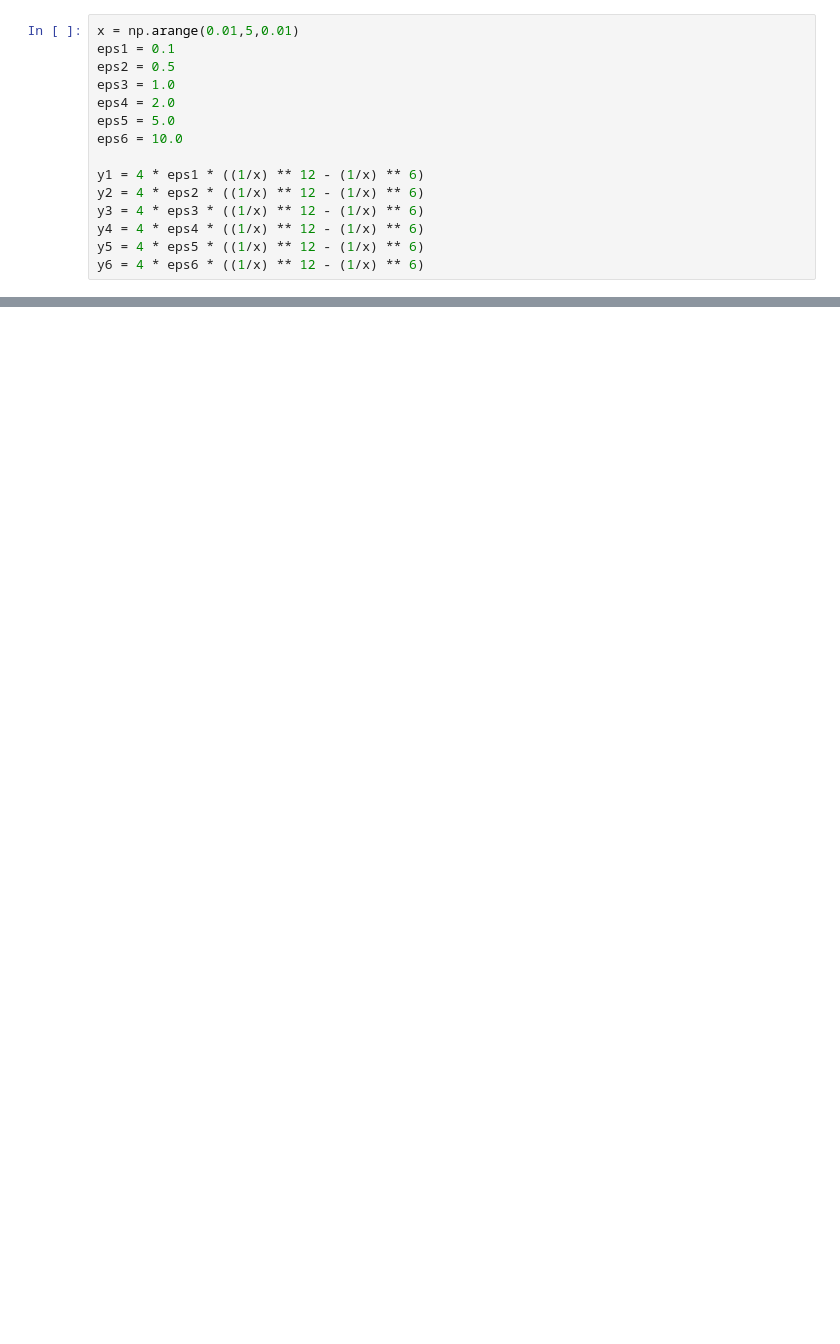
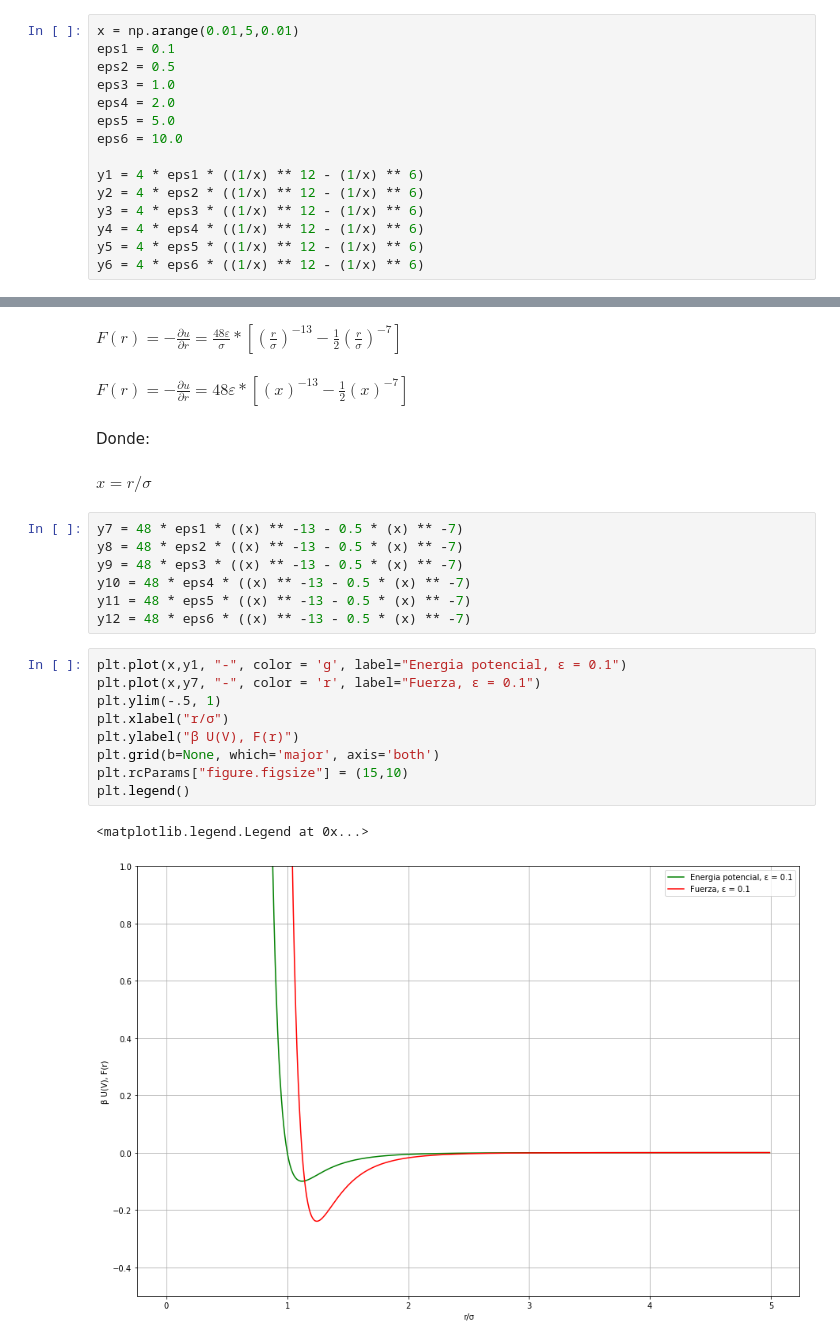
Before and after one commit to LuisEduardoCantero/Simulacionmolecular, a Jupyter notebook: LJ_Graficas_epsilon.ipynb, the cells around one changed output, grey strips where cells are left out. Drawn from its saved outputs; the diff is of its cells as text; blank space fills up the shorter version.

```diff
--- a/LJ_Graficas_epsilon.ipynb
+++ b/LJ_Graficas_epsilon.ipynb
@@ -35,0 +55,27 @@ plt.legend()
+# %% [markdown]
+ $F(r) = -\frac{∂u}{∂r} = \frac{48ε}{σ} * \left[ \left(\frac{r}{σ} \right)^{-13} - \frac{1}{2} \left(\frac{r}{σ} \right)^{-7} \right] $
+# %% [markdown]
+ $F(r) = -\frac{∂u}{∂r} = 48ε * \left[ \left(x \right)^{-13} - \frac{1}{2} \left(x \right)^{-7} \right] $
+# %% [markdown]
+Donde:
+# %% [markdown]
+$𝑥=𝑟/σ$
+# %%
+y7 = 48 * eps1 * ((x) ** -13 - 0.5 * (x) ** -7)
+y8 = 48 * eps2 * ((x) ** -13 - 0.5 * (x) ** -7)
+y9 = 48 * eps3 * ((x) ** -13 - 0.5 * (x) ** -7)
+y10 = 48 * eps4 * ((x) ** -13 - 0.5 * (x) ** -7)
+y11 = 48 * eps5 * ((x) ** -13 - 0.5 * (x) ** -7)
+y12 = 48 * eps6 * ((x) ** -13 - 0.5 * (x) ** -7)
+# %%
+plt.plot(x,y1, "-", color = 'g', label="Energia potencial, ε = 0.1")
+plt.plot(x,y7, "-", color = 'r', label="Fuerza, ε = 0.1")
+plt.ylim(-.5, 1)
+plt.xlabel("r/σ")
+plt.ylabel("β U(V), F(r)")
+plt.grid(b=None, which='major', axis='both')
+plt.rcParams["figure.figsize"] = (15,10)
+plt.legend()
+# %% [output]
+<matplotlib.legend.Legend at 0x...>
+[figure, added]
```
Also changed, not shown: parts of 13 cells of this notebook.
